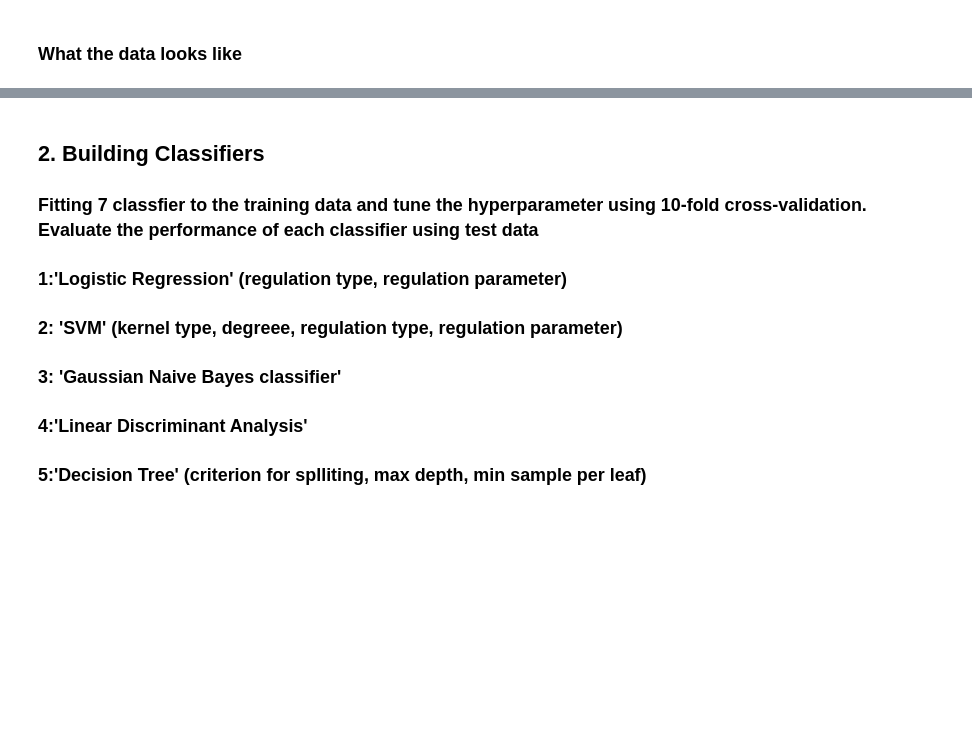
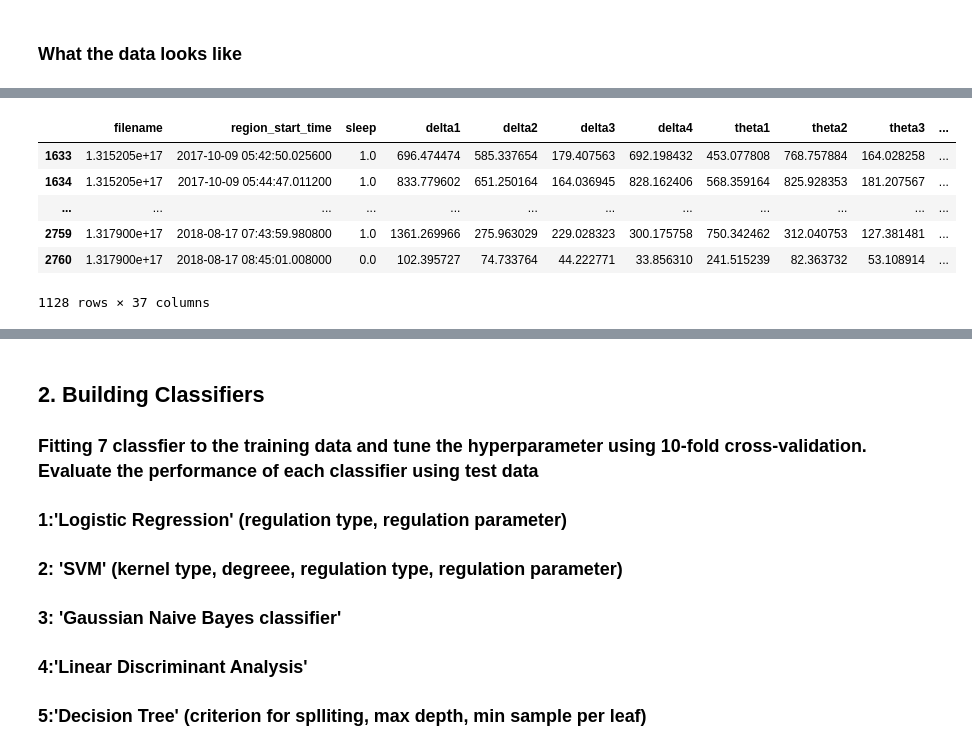
Before and after one commit to sdot08/Optimization-of-Responsive-Neurostimulation-RNS-Therapy-through-Data-Mining-Approaches, a Jupyter notebook: src/ML results_229.ipynb, the cells around one changed output, grey strips where cells are left out. Cells and saved outputs as stored; diff of their text form; code cells hidden in the pictures; blank space fills up the shorter version.

```diff
--- a/src/ML results_229.ipynb
+++ b/src/ML results_229.ipynb
@@ -115,0 +106,12 @@ pat.epoch_label_dict
+# %%
+pd.set_option('display.max_rows', 5)
+pd.set_option('display.max_columns',25)
+display(pd.DataFrame(pat.features))
+# %% [output]
+|  | filename | region_start_time | sleep | delta1 | delta2 | delta3 | delta4 | theta1 | theta2 | theta3 | ... |
+| 1633 | 1.315205e+17 | 2017-10-09 05:42:50.025600 | 1.0 | 696.474474 | 585.337654 | 179.407563 | 692.198432 | 453.077808 | 768.757884 | 164.028258 | ... |
+| 1634 | 1.315205e+17 | 2017-10-09 05:44:47.011200 | 1.0 | 833.779602 | 651.250164 | 164.036945 | 828.162406 | 568.359164 | 825.928353 | 181.207567 | ... |
+| ... | ... | ... | ... | ... | ... | ... | ... | ... | ... | ... | ... |
+| 2759 | 1.317900e+17 | 2018-08-17 07:43:59.980800 | 1.0 | 1361.269966 | 275.963029 | 229.028323 | 300.175758 | 750.342462 | 312.040753 | 127.381481 | ... |
+| 2760 | 1.317900e+17 | 2018-08-17 08:45:01.008000 | 0.0 | 102.395727 | 74.733764 | 44.222771 | 33.856310 | 241.515239 | 82.363732 | 53.108914 | ... |
+1128 rows × 37 columns
```
Also changed, not shown: parts of 10 cells of this notebook, 10 other files.
